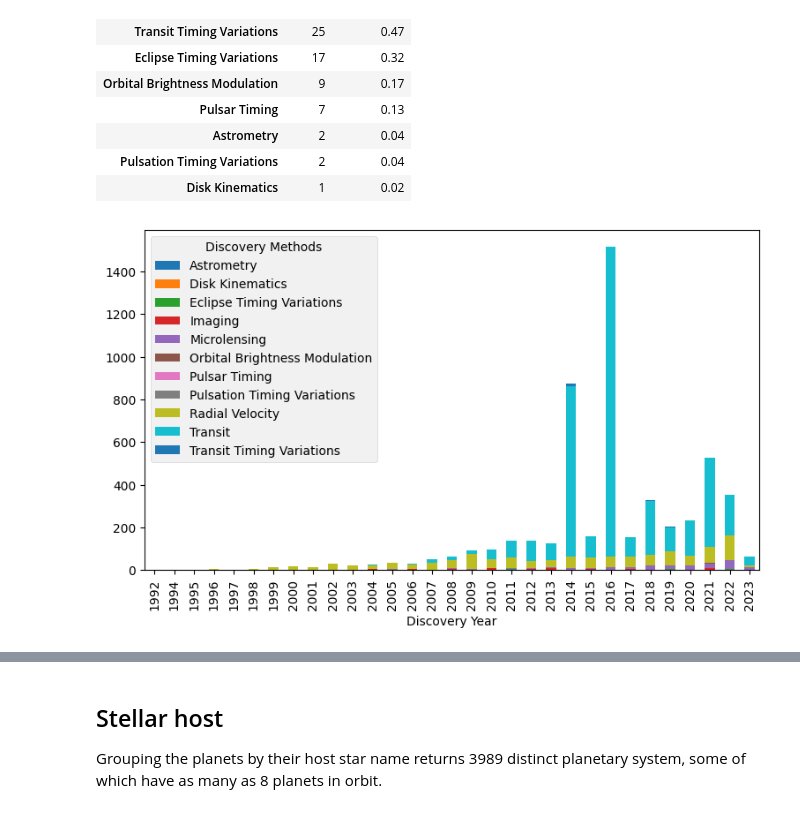
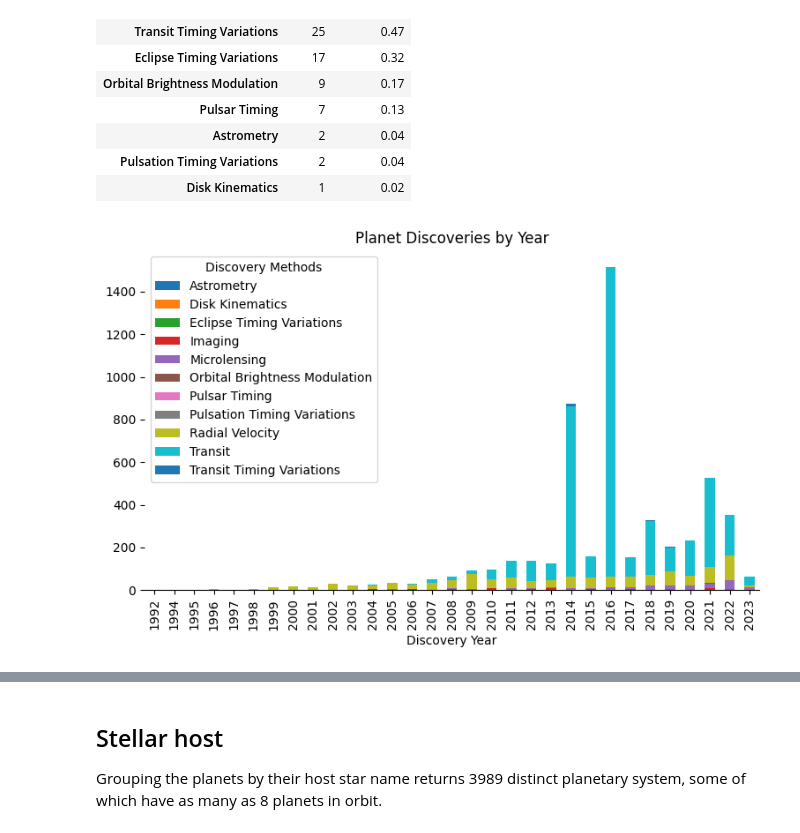
Before and after one commit to leoybkim/exoplanet, a Jupyter notebook: EDA.ipynb, the cells around one changed output, grey strips where cells are left out. Cells and saved outputs as stored; diff of their text form; code cells hidden in the pictures.

```diff
--- a/EDA.ipynb
+++ b/EDA.ipynb
@@ -313,9 +304,11 @@ discovery_methods
 | Disk Kinematics | 1 | 0.02 |
 # %%
 df.groupby(['disc_year','discoverymethod']).size().unstack().plot.bar(stacked=True,figsize=(9,5))
-plt.style.use('bmh')
 plt.xlabel('Discovery Year')
-plt.legend(title="Discovery Methods")
+plt.legend(title='Discovery Methods')
+plt.title('Planet Discoveries by Year')
+sns.despine(left=True)
+sns.set_theme(style="ticks")
 plt.show()
 # %% [output]
-[figure, old version]
+[figure, new version]
```
Also changed, not shown: parts of 21 cells of this notebook, 1 other file.
